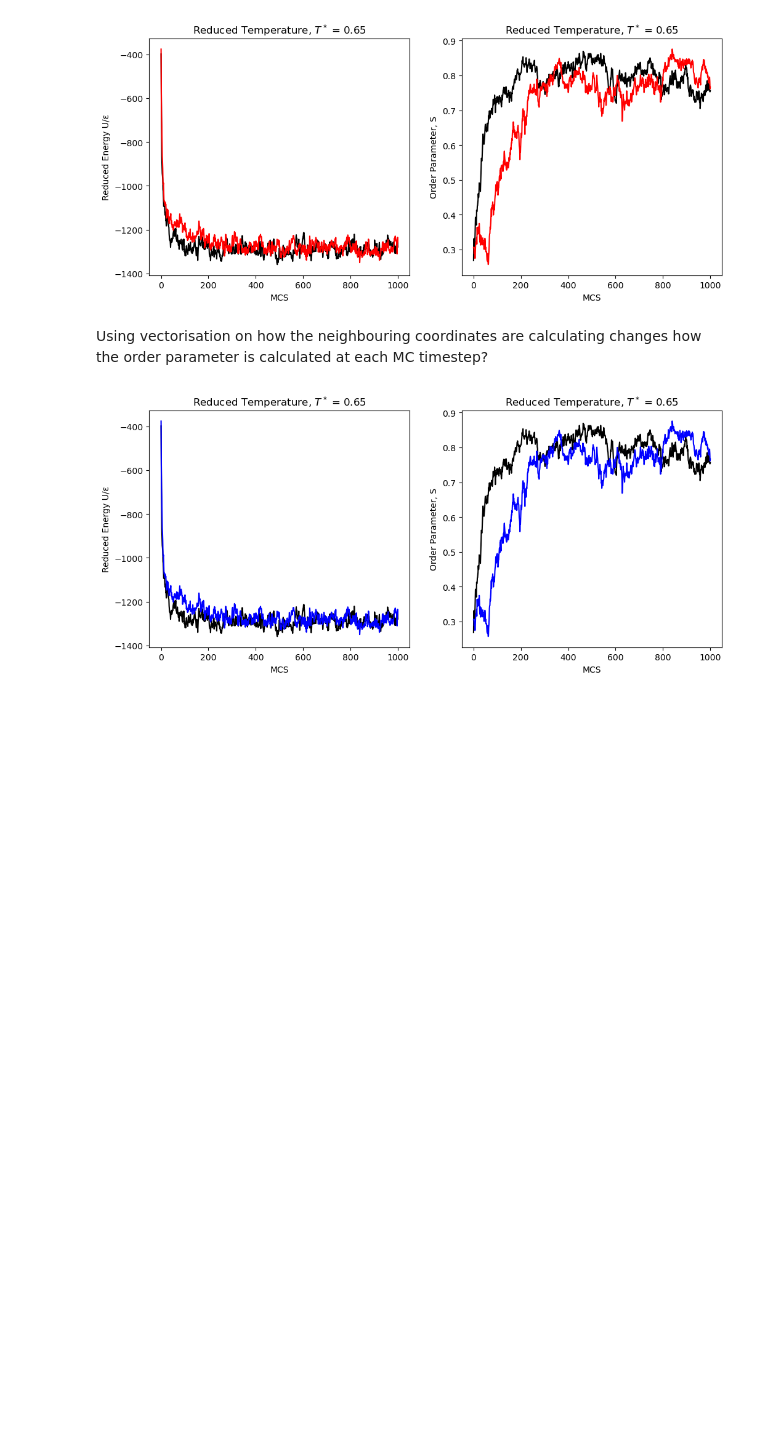
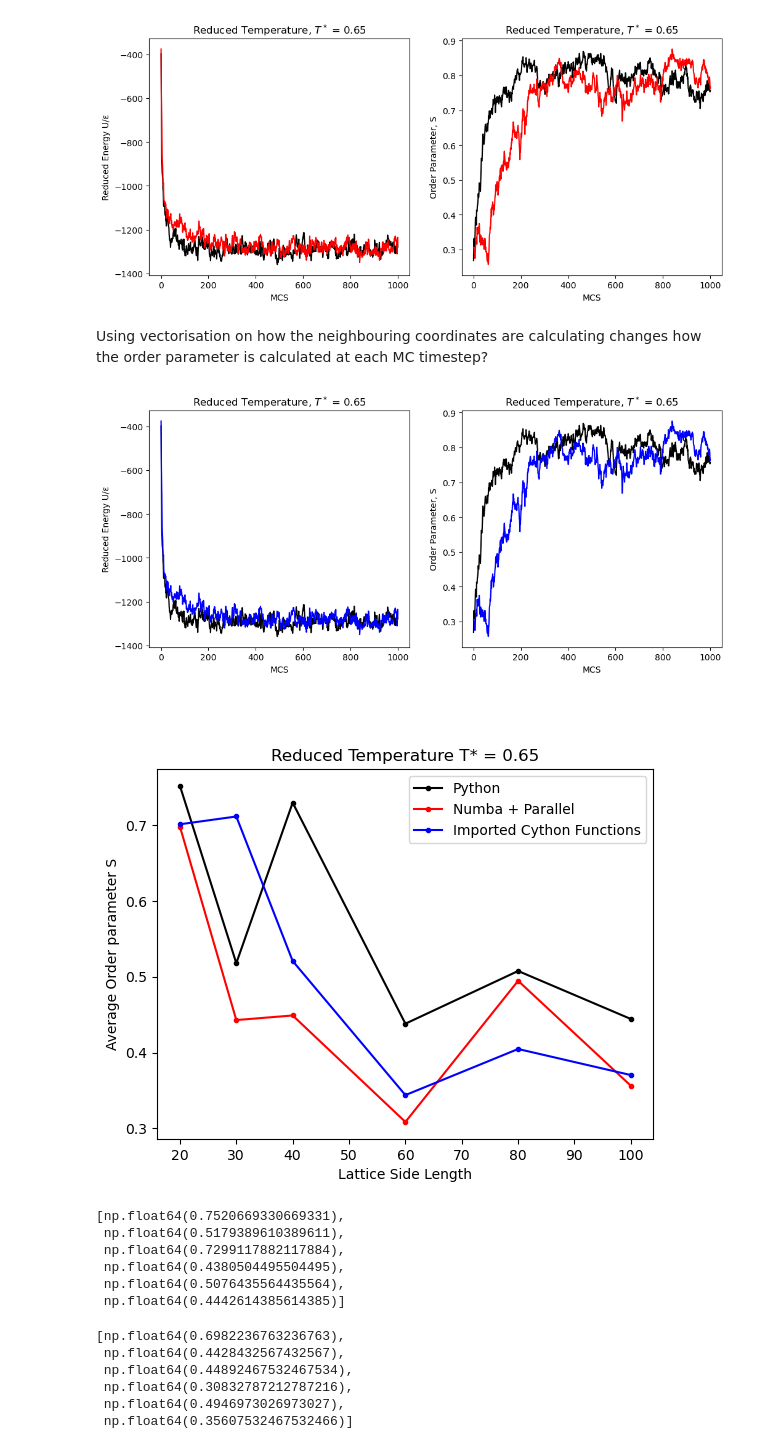
Before and after one commit to summerz04/LebwohlLasher, a Jupyter notebook: LebwohlLasher_Plotting.ipynb, the cells around one changed output. Cells and saved outputs as stored; diff of their text form; code cells hidden in the pictures; blank space fills up the shorter version.

```diff
--- a/LebwohlLasher_Plotting.ipynb
+++ b/LebwohlLasher_Plotting.ipynb
@@ -133,3 +133,61 @@ ax[1].set_title('Reduced Temperature, $T^*$ = 0.65')
 plt.show()
 # %% [output]
 [figure]
+# %% [markdown]
+#
+# %%
+# at one temperature, 0.65
+# x axis lattice size
+lattice_lengths = [20, 30, 40, 60, 80 ,100]
+# y axis average order parameter
+
+avg_baseline_order = []
+# collecting average order for baseline runs
+for i in lattice_lengths:
+    data = np.loadtxt(f'scaling/{i}_0.65.txt')
+    avg_baseline_order.append(data[:,3].mean())
+
+
+avg_numba_p_order = []
+# collecting average order for baseline runs
+for i in lattice_lengths:
+    data = np.loadtxt(f'scaling/numba_p_{i}_0.65.txt')
+    avg_numba_p_order.append(data[:,3].mean())
+
+avg_imp_c_order = []
+# collecting average order for baseline runs
+for i in lattice_lengths:
+    data = np.loadtxt(f'scaling/imported_cython_{i}_0.65.txt')
+    avg_imp_c_order.append(data[:,3].mean())
+
+
+fig, ax = plt.subplots()
+ax.plot(lattice_lengths, avg_baseline_order, color='black', marker='.', label='Python')
+ax.plot(lattice_lengths, avg_numba_p_order, color='red', marker='.', label='Numba + Parallel')
+ax.plot(lattice_lengths, avg_imp_c_order, color='blue', marker='.', label='Imported Cython Functions')
+ax.set_xlabel('Lattice Side Length')
+ax.set_ylabel('Average Order parameter S')
+ax.set_title('Reduced Temperature T* = 0.65')
+
+ax.legend()
+plt.show()
+# %% [output]
+[figure, added]
+# %%
+avg_baseline_order
+# %% [output]
+[np.float64(0.7520669330669331),
+ np.float64(0.5179389610389611),
+ np.float64(0.7299117882117884),
+ np.float64(0.4380504495504495),
+ np.float64(0.5076435564435564),
+ np.float64(0.4442614385614385)]
+# %%
+avg_numba_p_order
+# %% [output]
+[np.float64(0.6982236763236763),
+ np.float64(0.4428432567432567),
+ np.float64(0.44892467532467534),
+ np.float64(0.30832787212787216),
+ np.float64(0.4946973026973027),
+ np.float64(0.35607532467532466)]
```
